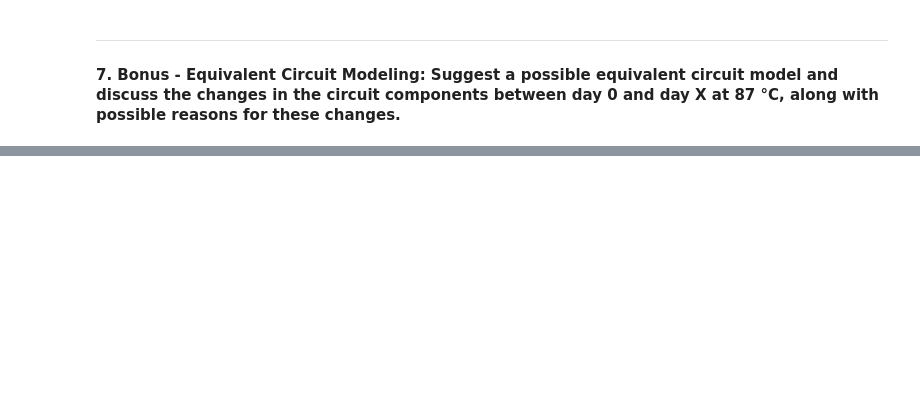
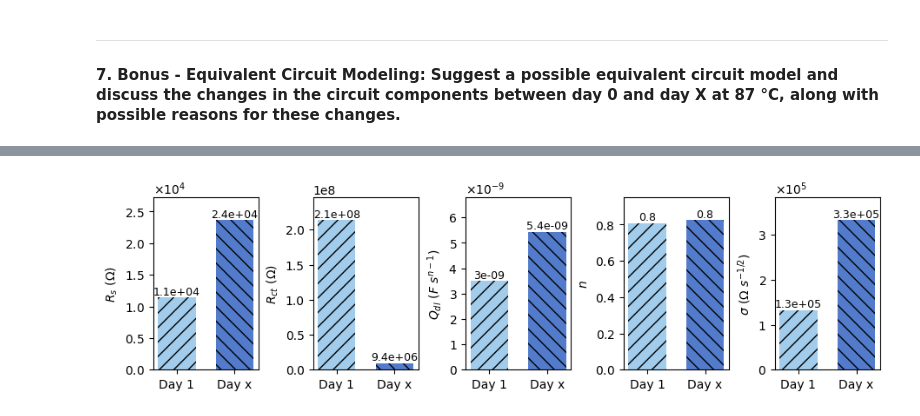
Before and after one commit to mohammadmundiwala/Flexible-Electronics, a Jupyter notebook: lab-5/data_analysis.ipynb, the cells around one changed output, grey strips where cells are left out. Cells and saved outputs as stored; diff of their text form; code cells hidden in the pictures; blank space fills up the shorter version.

```diff
--- a/lab-5/data_analysis.ipynb
+++ b/lab-5/data_analysis.ipynb
@@ -361,0 +504,6 @@ $k = A e^{\frac{-E_a}{RT}}$
+# %%
+ecm_params = {}
+for df, title in zip(channels, titles):
+    p, cost = fit_ecm(df)
+    ecm_params[title] = (p, cost)
+    print(f"{title}: {', '.join(f'{v:.2e}' for v in p)}   cost={cost:.2f}")
@@ -361,0 +551,14 @@ $k = A e^{\frac{-E_a}{RT}}$
+# %%
+R_s = 0
+R_ct = 0
+Q_dl = 0
+eta = 0
+sigma = 0
+for df in ecm_params_dayx.values():
+    R_s += df[0][0]
+    R_ct += df[0][1]
+    Q_dl += df[0][2]
+    eta += df[0][3]
+    sigma += df[0][4]
+
+ecm_params_dayx['average'] = [R_s/3, R_ct/3, Q_dl/3, eta/3, sigma/3]
@@ -361,0 +576,80 @@ $k = A e^{\frac{-E_a}{RT}}$
+# %%
+import matplotlib.ticker as mticker
+
+Rs1, Rct1, Qdl1, n1, sigma1 = ecm_params['average']
+RsX, RctX, QdlX, nX, sigmaX = ecm_params_dayx['average']
+
+fig, axes = plt.subplots(1, 5, figsize=(9, 2.5), constrained_layout=True)
+sci_fmt = mticker.ScalarFormatter(useMathText=True)
+sci_fmt.set_scientific(True)
+sci_fmt.set_powerlimits((0, 0)) # force scientific for all magnitudes
+
+
+c1, cX = "#a1cceb", "#4d77caf7"
+h1, hX = '//', '\\\\'
+text_size = 9
+ax = axes[0]
+ax.bar(0, Rs1, color=c1, hatch=h1, width=0.65)
+ax.bar(1, RsX, color=cX, hatch=hX, width=0.65)
+ax.set_xticks([0,1]); ax.set_xticklabels(['Day 1','Day x'])
+# ax.set_title(r'$R_s$')
+ax.set_ylabel(r'$R_s\  (\Omega)$')
+ax.set_ylim(0, max(Rs1, RsX)*1.15)
+ax.yaxis.set_major_formatter(sci_fmt) # R_s axis
+ax.text(0, Rs1, f'{Rs1:.1e}', ha='center', va='bottom', fontsize=text_size)
+ax.text(1, RsX, f'{RsX:.1e}', ha='center', va='bottom', fontsize=text_size)
+
+ax = axes[1]
+ax.bar(0, Rct1, color=c1, hatch=h1, width=0.65)
+ax.bar(1, RctX, color=cX, hatch=hX, width=0.65)
+ax.set_xticks([0,1]); ax.set_xticklabels(['Day 1','Day x'])
+# ax.set_title(r'$R_{ct}$')
+ax.set_ylabel(r'$R_{ct}\  (\Omega)$')
+ax.set_ylim(0, max(Rct1, RctX)*1.15 or 1e-7)
+# ax.yaxis.set_major_formatter(sci_fmt)
+ax.text(0, Rct1, f'{Rct1:.1e}', ha='center', va='bottom', fontsize=text_size)
+ax.text(1, RctX, f'{RctX:.1e}', ha='center', va='bottom', fontsize=text_size)
+
+
+ax = axes[2]
+ax.bar(0, Qdl1, color=c1, hatch=h1, width=0.65)
+ax.bar(1, QdlX, color=cX, hatch=hX, width=0.65)
+ax.set_xticks([0,1]); ax.set_xticklabels(['Day 1','Day x'])
+# ax.set_title(r'$Q_{dl}$')
+ax.set_ylabel(r'$Q_{dl} \ (F \ s^{n-1}$)')
+ax.set_ylim(0, max(Qdl1, QdlX)*1.25 or 1e-9)
+ax.yaxis.set_major_formatter(sci_fmt)
+ax.text(0, Qdl1, f'{Qdl1:.1}', ha='center', va='bottom', fontsize=text_size)
+ax.text(1, QdlX, f'{QdlX:.1e}', ha='center', va='bottom', fontsize=text_size)
+
+
+ax = axes[3]
+ax.bar(0, n1, color=c1, hatch=h1, width=0.65)
+ax.bar(1, nX, color=cX, hatch=hX, width=0.65)
+ax.set_xticks([0,1]); ax.set_xticklabels(['Day 1','Day x'])
+# ax.set_title(r'$n$')
+ax.set_ylabel(r'$n$')
+ax.set_ylim(0, max(n1, nX)*1.15 if max(n1, nX) < 1 else 1.05)
+ax.yaxis.set_major_formatter(sci_fmt)
+ax.text(0, n1, f'{n1:.1f}', ha='center', va='bottom', fontsize=text_size)
+ax.text(1, nX, f'{nX:.1f}', ha='center', va='bottom', fontsize=text_size)
+
+ax = axes[4]
+ax.bar(0, sigma1, color=c1, hatch=h1, width=0.65)
+ax.bar(1, sigmaX, color=cX, hatch=hX, width=0.65)
+ax.set_xticks([0,1]); ax.set_xticklabels(['Day 1','Day x'])
+# ax.set_title(r'$\sigma$')
+ax.set_ylabel(r'$\sigma \ (\Omega \ s^{-1/2})$')
+ax.set_ylim(0, max(sigma1, sigmaX)*1.15 + 1e-9)
+ax.yaxis.set_major_formatter(sci_fmt)
+ax.text(0, sigma1, f'{sigma1:.1e}', ha='center', va='bottom', fontsize=text_size)
+ax.text(1, sigmaX, f'{sigmaX:.1e}', ha='center', va='bottom', fontsize=text_size)
+
+handles = [
+    plt.Rectangle((0,0),1,1,color=c1,hatch=h1,ec='black',label='Day 1'),
+    plt.Rectangle((0,0),1,1,color=cX,hatch=hX,ec='black',label='Day X')
+]
+
+# fig.savefig('figs/ecm_params.pdf', dpi=300, bbox_inches='tight')
+# %% [output]
+[figure, added]
```
Also changed, not shown: parts of 18 cells of this notebook, 3 other files.
